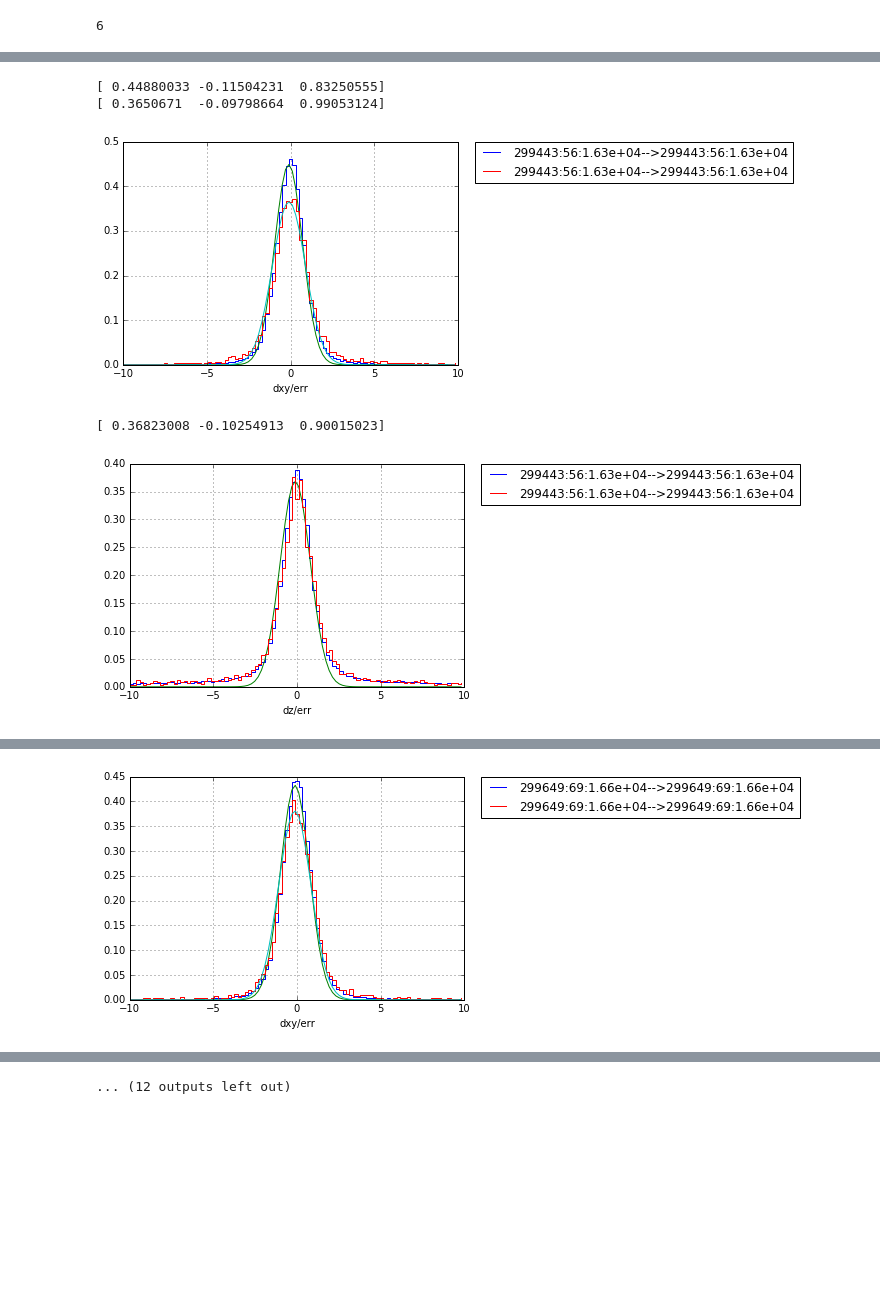
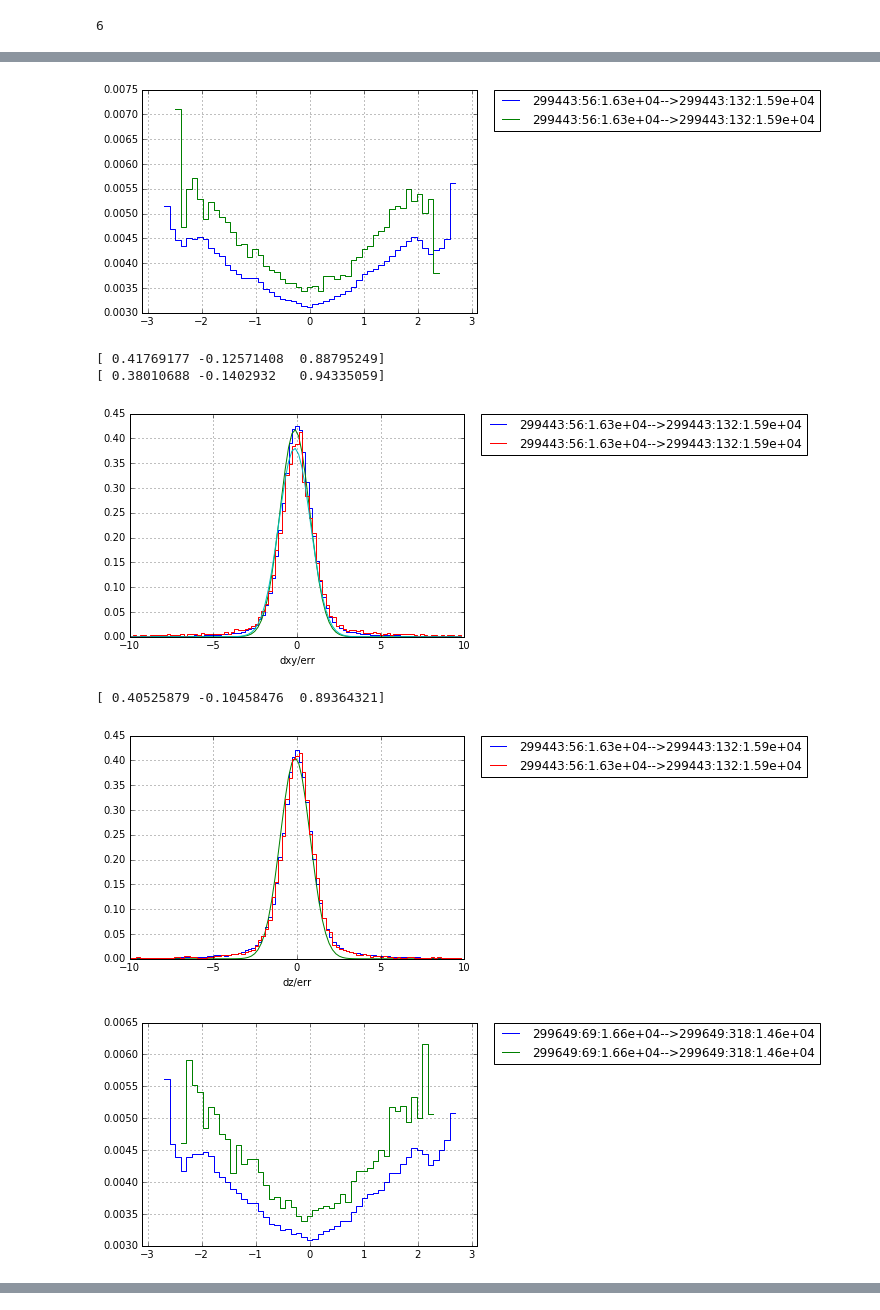
Before and after one commit to cms-tracking/POS2017, a Jupyter notebook: exercise2_TkHistos/effBPIX1.ipynb, the cells around one changed output, grey strips where cells are left out. Cells and saved outputs as stored; diff of their text form; code cells hidden in the pictures; blank space fills up the shorter version.

```diff
--- a/exercise2_TkHistos/effBPIX1.ipynb
+++ b/exercise2_TkHistos/effBPIX1.ipynb
@@ -94,7 +96,7 @@ def loadTk(events,tracks,vertices, fe) :
     tkParsA = []
     tkHitsA = []
     for i in range(fe,events.size()):
-      if (len(tkParsA) > 100000) : break
+      if (len(tkParsA) > 1000000) : break
       a= events.to(i)
       if (i%500==0) :
         id = events.object().id()
@@ -251,41 +263,52 @@ init  = [0.5, 0.0, 1.0] # , 0.5]
 # %%
 i=0
 for b in sipH:
+    plt.step(b[5],b[6],where='post',label=runid0[i])
+    plt.step(b[5],b[7],where='post',label=runid0[i])
+    plt.xlim(-3.1, 3.1)
+#    plt.ylim(0.5, 1.1)
+    plt.grid(True)
+    plt.legend(bbox_to_anchor=(1.05, 1), loc=2, borderaxespad=0.)
+#    plt.legend(loc='upper right')
+    plt.show()
+
     plt.step(b[0],b[1],where='post',label=runid0[i])
     out   = leastsq( errfunc, init, args=(b[0][30:70], b[1][30:70]))
     c = out[0]
     print c
     plt.plot(b[0], fitfunc(c, b[0]))
     plt.step(b[0],b[3],where='post',label=runid0[i])
     out   = leastsq( errfunc, init, args=(b[0][30:70], b[3][30:70]))
     c = out[0]
     print c
     plt.plot(b[0], fitfunc(c, b[0]))
     plt.xlim(-10., 10.)
     #plt.ylim(0.5, 1.1)
     plt.grid(True)
     plt.legend(bbox_to_anchor=(1.05, 1), loc=2, borderaxespad=0.)
 #    plt.legend(loc='upper right')
     plt.xlabel('dxy/err')
 #    i+=1
     plt.show()
     plt.step(b[0],b[2],where='post',label=runid0[i])
     out   = leastsq( errfunc, init, args=(b[0][30:70], b[2][30:70]))
     c = out[0]
     print c
     plt.plot(b[0], fitfunc(c, b[0]))
     plt.step(b[0],b[4],where='post',label=runid0[i])
     plt.xlim(-10., 10.)
     #plt.ylim(0.5, 1.1)
     plt.grid(True)
     plt.legend(bbox_to_anchor=(1.05, 1), loc=2, borderaxespad=0.)
 #    plt.legend(loc='upper right')
     plt.xlabel('dz/err')
     i+=1
     plt.show()
 # %% [output]
+[figure, new version]
-[ 0.44880033 -0.11504231  0.83250555]
-[ 0.3650671  -0.09798664  0.99053124]
+[ 0.41769177 -0.12571408  0.88795249]
+[ 0.38010688 -0.1402932   0.94335059]
-[figure, old version]
+[figure, new version]
-[ 0.36823008 -0.10254913  0.90015023]
+[ 0.40525879 -0.10458476  0.89364321]
-[figure, old version]
+[figure, new version]
+[figure, new version]
@@ -294 +316,0 @@ for b in sipH:
-[figure, old version]
@@ -302,4 +324,3 @@ for b in sipH:
-... (12 outputs left out)
 # %%
 i=0
 for b in effH:
```
Also changed, not shown: parts of 8 cells of this notebook.
